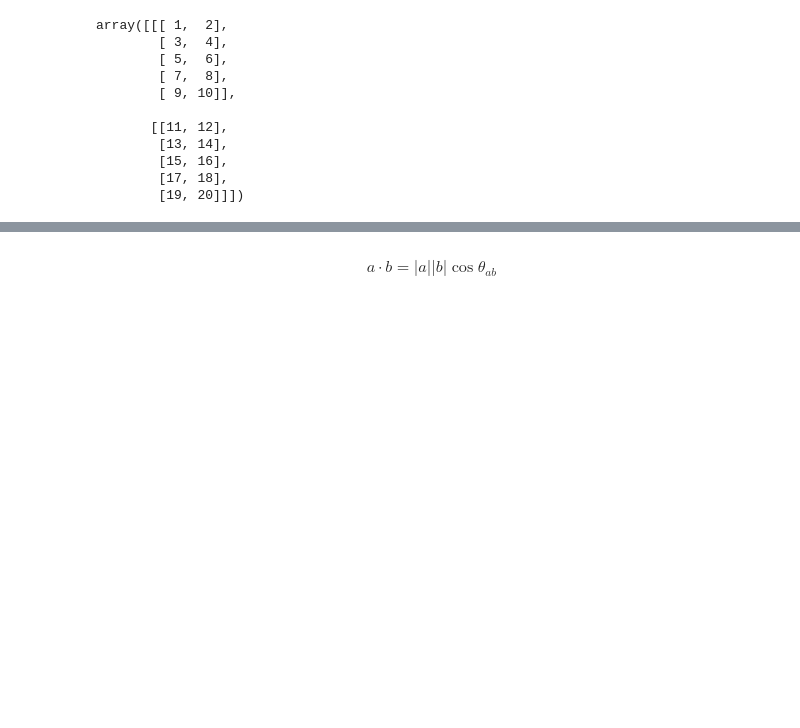
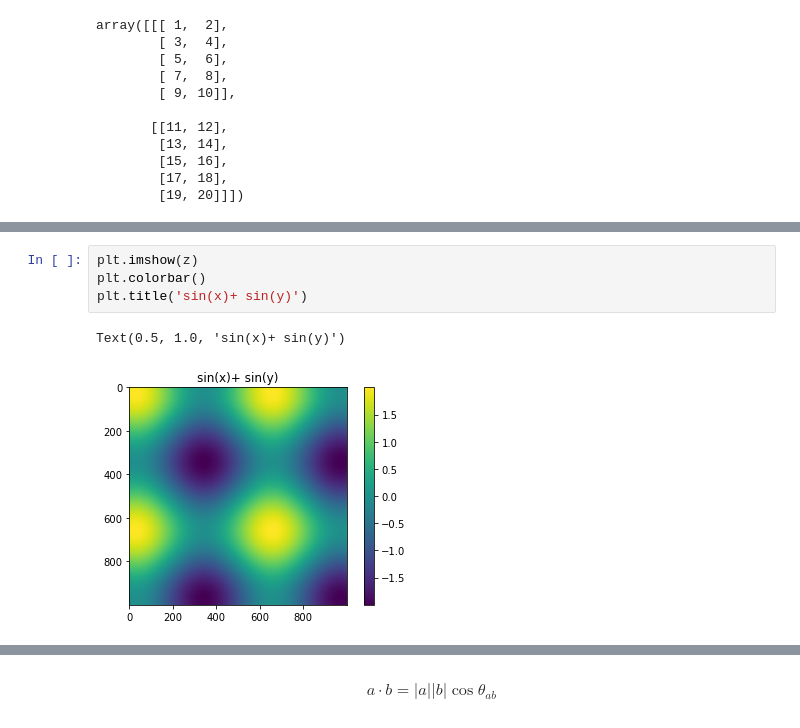
Before and after one commit to tavo-robotas/class, a Jupyter notebook: data_analysis/numpy/__np_intro.ipynb, the cells around one changed output, grey strips where cells are left out. Drawn from its saved outputs; the diff is of its cells as text; blank space fills up the shorter version.

```diff
--- a/data_analysis/numpy/__np_intro.ipynb
+++ b/data_analysis/numpy/__np_intro.ipynb
@@ -491,0 +469,7 @@ array([[[ 1,  2],
+# %%
+plt.imshow(z)
+plt.colorbar()
+plt.title('sin(x)+ sin(y)')
+# %% [output]
+Text(0.5, 1.0, 'sin(x)+ sin(y)')
+[figure, added]
```
Also changed, not shown: parts of 126 cells of this notebook.
